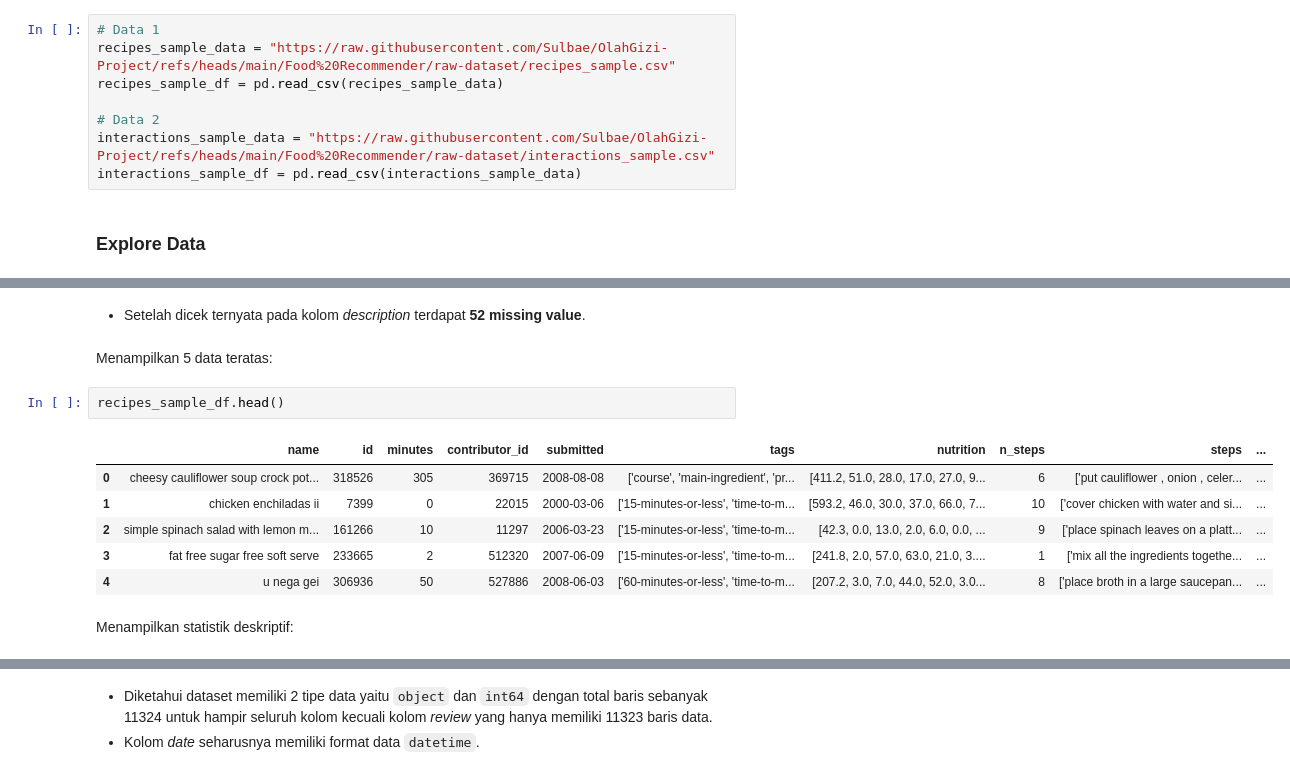
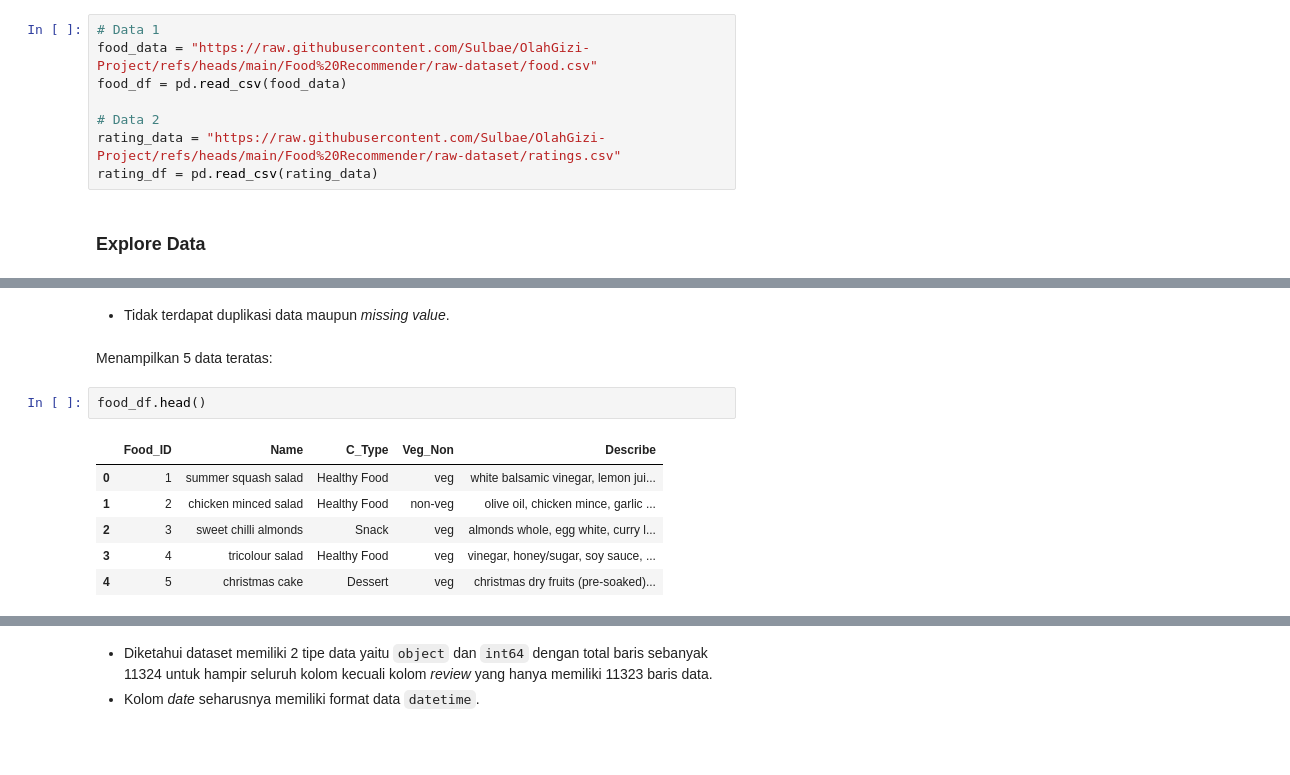
Before and after one commit to Sulbae/OlahGizi-Project, a Jupyter notebook: Food Recommender/notebook.ipynb, the cells around one changed output, grey strips where cells are left out. Cells and saved outputs as stored; diff of their text form; blank space fills up the shorter version.

```diff
--- a/Food Recommender/notebook.ipynb
+++ b/Food Recommender/notebook.ipynb
@@ -97,12 +86,12 @@ from gensim.models import Word2Vec
 Muat semua dataset yang akan digunakan:
 # %%
 # Data 1
-recipes_sample_data = "https://raw.githubusercontent.com/Sulbae/OlahGizi-Project/refs/heads/main/Food%20Recommender/raw-dataset/recipes_sample.csv"
-recipes_sample_df = pd.read_csv(recipes_sample_data)
+food_data = "https://raw.githubusercontent.com/Sulbae/OlahGizi-Project/refs/heads/main/Food%20Recommender/raw-dataset/food.csv"
+food_df = pd.read_csv(food_data)
 
 # Data 2
-interactions_sample_data = "https://raw.githubusercontent.com/Sulbae/OlahGizi-Project/refs/heads/main/Food%20Recommender/raw-dataset/interactions_sample.csv"
-interactions_sample_df = pd.read_csv(interactions_sample_data)
+rating_data = "https://raw.githubusercontent.com/Sulbae/OlahGizi-Project/refs/heads/main/Food%20Recommender/raw-dataset/ratings.csv"
+rating_df = pd.read_csv(rating_data)
 # %% [markdown]
 ### Explore Data
 # %% [markdown]
@@ -157,15 +125,13 @@ dtype: int64
-# %% [markdown]
-* Setelah dicek ternyata pada kolom _description_ terdapat __52__ __missing value__.
+# %% [markdown]
+* Tidak terdapat duplikasi data maupun _missing value_.
 # %% [markdown]
 Menampilkan 5 data teratas:
 # %%
-recipes_sample_df.head()
+food_df.head()
 # %% [output]
-|  | name | id | minutes | contributor_id | submitted | tags | nutrition | n_steps | steps | ... |
-| 0 | cheesy cauliflower soup crock pot... | 318526 | 305 | 369715 | 2008-08-08 | ['course', 'main-ingredient', 'pr... | [411.2, 51.0, 28.0, 17.0, 27.0, 9... | 6 | ['put cauliflower , onion , celer... | ... |
-| 1 | chicken enchiladas ii | 7399 | 0 | 22015 | 2000-03-06 | ['15-minutes-or-less', 'time-to-m... | [593.2, 46.0, 30.0, 37.0, 66.0, 7... | 10 | ['cover chicken with water and si... | ... |
-| 2 | simple spinach salad with lemon m... | 161266 | 10 | 11297 | 2006-03-23 | ['15-minutes-or-less', 'time-to-m... | [42.3, 0.0, 13.0, 2.0, 6.0, 0.0, ... | 9 | ['place spinach leaves on a platt... | ... |
-| 3 | fat free sugar free soft serve | 233665 | 2 | 512320 | 2007-06-09 | ['15-minutes-or-less', 'time-to-m... | [241.8, 2.0, 57.0, 63.0, 21.0, 3.... | 1 | ['mix all the ingredients togethe... | ... |
-| 4 | u nega gei | 306936 | 50 | 527886 | 2008-06-03 | ['60-minutes-or-less', 'time-to-m... | [207.2, 3.0, 7.0, 44.0, 52.0, 3.0... | 8 | ['place broth in a large saucepan... | ... |
+|  | Food_ID | Name | C_Type | Veg_Non | Describe |
+| 0 | 1 | summer squash salad | Healthy Food | veg | white balsamic vinegar, lemon jui... |
+| 1 | 2 | chicken minced salad | Healthy Food | non-veg | olive oil, chicken mince, garlic ... |
+| 2 | 3 | sweet chilli almonds | Snack | veg | almonds whole, egg white, curry l... |
+| 3 | 4 | tricolour salad | Healthy Food | veg | vinegar, honey/sugar, soy sauce, ... |
+| 4 | 5 | christmas cake | Dessert | veg | christmas dry fruits (pre-soaked)... |
-# %% [markdown]
-Menampilkan statistik deskriptif:
```
Also changed, not shown: parts of 54 cells of this notebook, 13 other files.
